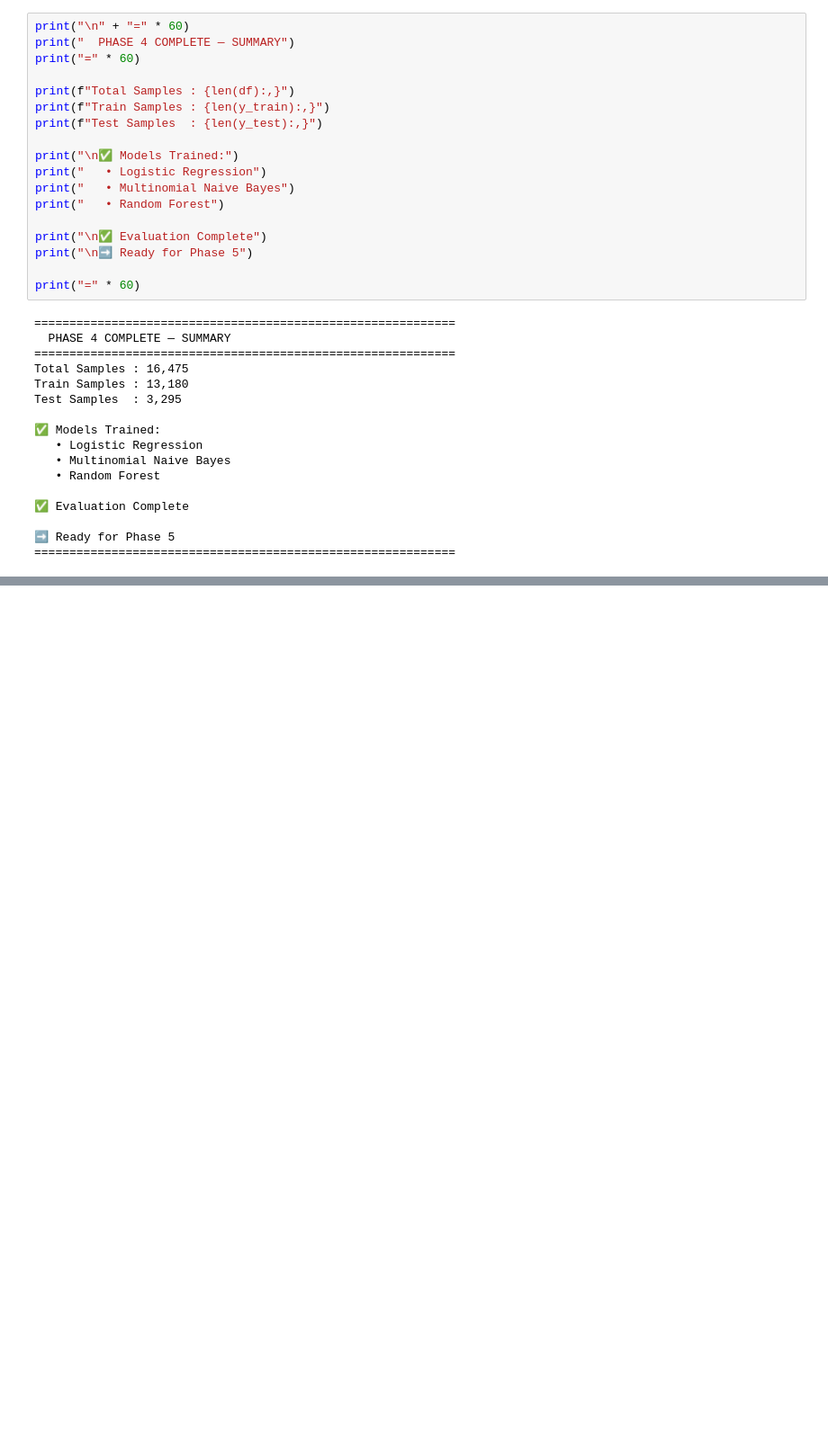
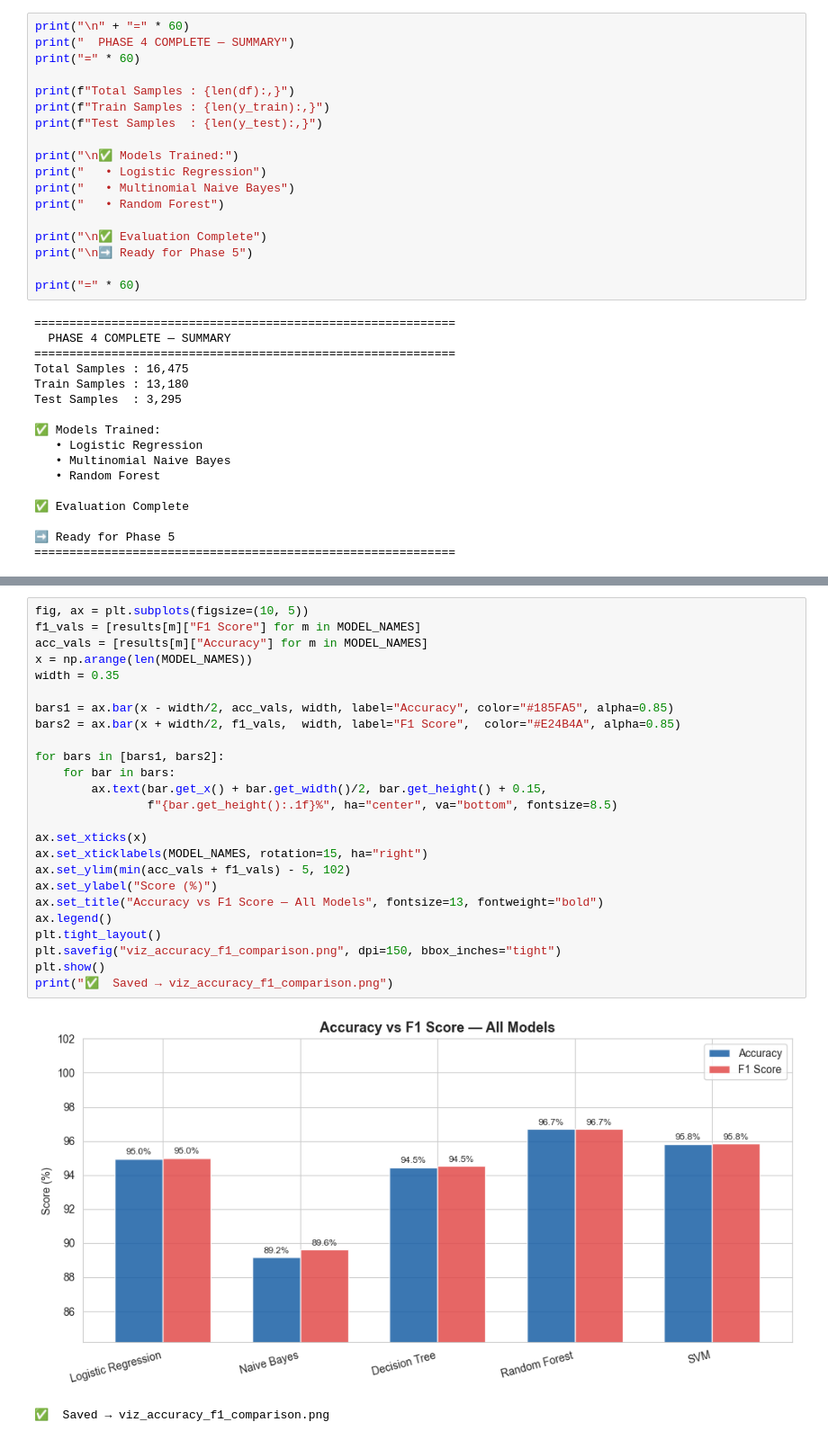
Before and after one commit to akashydv0911/Fake-News-Detection, a Jupyter notebook: fakenews.ipynb, the cells around one changed output, grey strips where cells are left out. Shown at 90% size. Saved outputs shown, nothing was run; the diff lists cells and outputs as text; blank space fills up the shorter version.

```diff
--- a/fakenews.ipynb
+++ b/fakenews.ipynb
@@ -1232,0 +1305,28 @@ AttributeError: 'Series' object has no attribute 'predict'
+# %%
+fig, ax = plt.subplots(figsize=(10, 5))
+f1_vals = [results[m]["F1 Score"] for m in MODEL_NAMES]
+acc_vals = [results[m]["Accuracy"] for m in MODEL_NAMES]
+x = np.arange(len(MODEL_NAMES))
+width = 0.35
+
+bars1 = ax.bar(x - width/2, acc_vals, width, label="Accuracy", color="#185FA5", alpha=0.85)
+bars2 = ax.bar(x + width/2, f1_vals,  width, label="F1 Score",  color="#E24B4A", alpha=0.85)
+
+for bars in [bars1, bars2]:
+    for bar in bars:
+        ax.text(bar.get_x() + bar.get_width()/2, bar.get_height() + 0.15,
+                f"{bar.get_height():.1f}%", ha="center", va="bottom", fontsize=8.5)
+
+ax.set_xticks(x)
+ax.set_xticklabels(MODEL_NAMES, rotation=15, ha="right")
+ax.set_ylim(min(acc_vals + f1_vals) - 5, 102)
+ax.set_ylabel("Score (%)")
+ax.set_title("Accuracy vs F1 Score — All Models", fontsize=13, fontweight="bold")
+ax.legend()
+plt.tight_layout()
+plt.savefig("viz_accuracy_f1_comparison.png", dpi=150, bbox_inches="tight")
+plt.show()
+print("✅  Saved → viz_accuracy_f1_comparison.png")
+# %% [output]
+[figure, added]
+✅  Saved → viz_accuracy_f1_comparison.png
```
Also changed, not shown: parts of 17 cells of this notebook, 1 other file.
